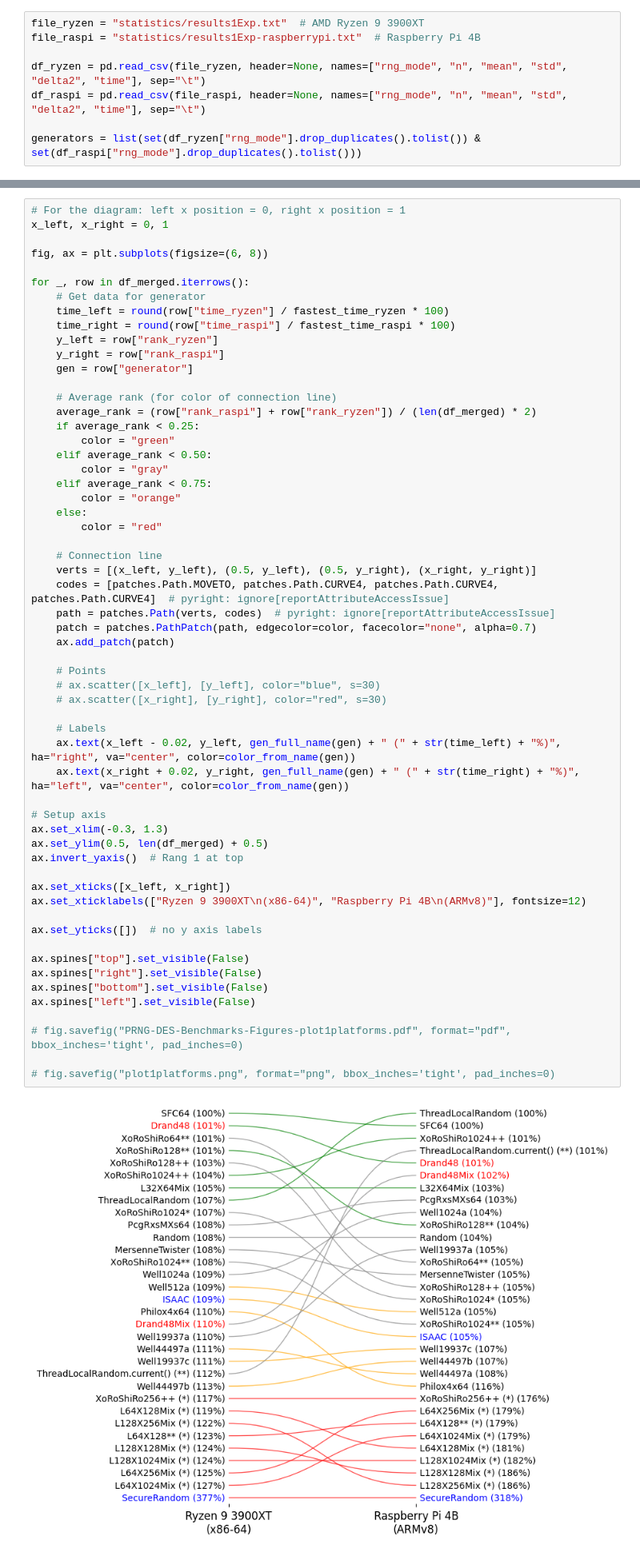
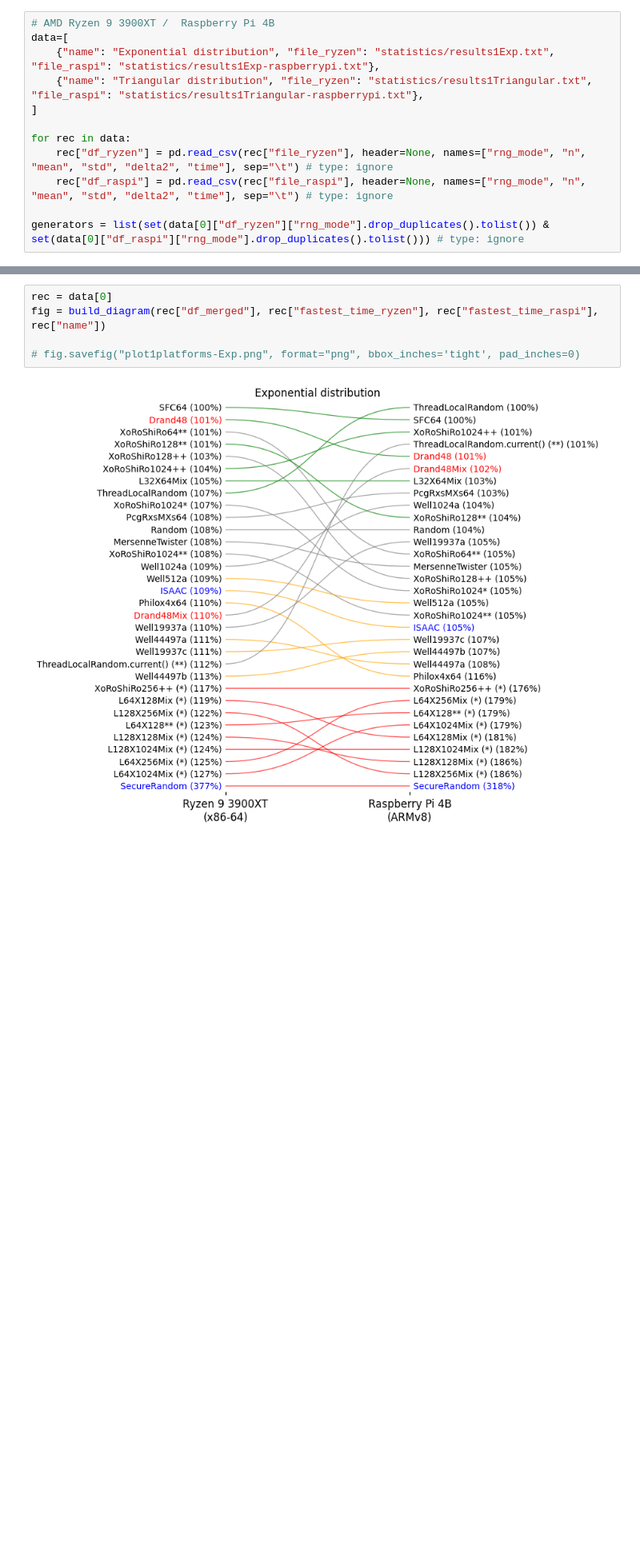
Before and after one commit to A-Herzog/PRNG-DES-Benchmarks, a Jupyter notebook: Results1Platforms.ipynb, the cells around one changed output, grey strips where cells are left out. Shown at 80% size. Cells and saved outputs as stored; diff of their text form; blank space fills up the shorter version.

```diff
--- a/Results1Platforms.ipynb
+++ b/Results1Platforms.ipynb
@@ -9,11 +9,15 @@ import matplotlib.patches as patches
 # %% [markdown]
 ## Load and process data
 # %%
-file_ryzen = "statistics/results1Exp.txt"  # AMD Ryzen 9 3900XT
-file_raspi = "statistics/results1Exp-raspberrypi.txt"  # Raspberry Pi 4B
+# AMD Ryzen 9 3900XT /  Raspberry Pi 4B
+data=[
+    {"name": "Exponential distribution", "file_ryzen": "statistics/results1Exp.txt", "file_raspi": "statistics/results1Exp-raspberrypi.txt"},
+    {"name": "Triangular distribution", "file_ryzen": "statistics/results1Triangular.txt", "file_raspi": "statistics/results1Triangular-raspberrypi.txt"},
+]
 
-df_ryzen = pd.read_csv(file_ryzen, header=None, names=["rng_mode", "n", "mean", "std", "delta2", "time"], sep="\t")
-df_raspi = pd.read_csv(file_raspi, header=None, names=["rng_mode", "n", "mean", "std", "delta2", "time"], sep="\t")
+for rec in data:
+    rec["df_ryzen"] = pd.read_csv(rec["file_ryzen"], header=None, names=["rng_mode", "n", "mean", "std", "delta2", "time"], sep="\t") # type: ignore
+    rec["df_raspi"] = pd.read_csv(rec["file_raspi"], header=None, names=["rng_mode", "n", "mean", "std", "delta2", "time"], sep="\t") # type: ignore
 
-generators = list(set(df_ryzen["rng_mode"].drop_duplicates().tolist()) & set(df_raspi["rng_mode"].drop_duplicates().tolist()))
+generators = list(set(data[0]["df_ryzen"]["rng_mode"].drop_duplicates().tolist()) & set(data[0]["df_raspi"]["rng_mode"].drop_duplicates().tolist())) # type: ignore
 # %%
@@ -65,60 +160,7 @@ def gen_full_name(generator):
 # %%
-# For the diagram: left x position = 0, right x position = 1
-x_left, x_right = 0, 1
+rec = data[0]
+fig = build_diagram(rec["df_merged"], rec["fastest_time_ryzen"], rec["fastest_time_raspi"], rec["name"])
 
-fig, ax = plt.subplots(figsize=(6, 8))
-
-for _, row in df_merged.iterrows():
-    # Get data for generator
-    time_left = round(row["time_ryzen"] / fastest_time_ryzen * 100)
-    time_right = round(row["time_raspi"] / fastest_time_raspi * 100)
-    y_left = row["rank_ryzen"]
-    y_right = row["rank_raspi"]
-    gen = row["generator"]
-
-    # Average rank (for color of connection line)
-    average_rank = (row["rank_raspi"] + row["rank_ryzen"]) / (len(df_merged) * 2)
-    if average_rank < 0.25:
-        color = "green"
-    elif average_rank < 0.50:
-        color = "gray"
-    elif average_rank < 0.75:
-        color = "orange"
-    else:
-        color = "red"
-
-    # Connection line
-    verts = [(x_left, y_left), (0.5, y_left), (0.5, y_right), (x_right, y_right)]
-    codes = [patches.Path.MOVETO, patches.Path.CURVE4, patches.Path.CURVE4, patches.Path.CURVE4]  # pyright: ignore[reportAttributeAccessIssue]
-    path = patches.Path(verts, codes)  # pyright: ignore[reportAttributeAccessIssue]
-    patch = patches.PathPatch(path, edgecolor=color, facecolor="none", alpha=0.7)
-    ax.add_patch(patch)
-
-    # Points
-    # ax.scatter([x_left], [y_left], color="blue", s=30)
-    # ax.scatter([x_right], [y_right], color="red", s=30)
-
-    # Labels
-    ax.text(x_left - 0.02, y_left, gen_full_name(gen) + " (" + str(time_left) + "%)", ha="right", va="center", color=color_from_name(gen))
-    ax.text(x_right + 0.02, y_right, gen_full_name(gen) + " (" + str(time_right) + "%)", ha="left", va="center", color=color_from_name(gen))
-
-# Setup axis
-ax.set_xlim(-0.3, 1.3)
-ax.set_ylim(0.5, len(df_merged) + 0.5)
-ax.invert_yaxis()  # Rang 1 at top
-
-ax.set_xticks([x_left, x_right])
-ax.set_xticklabels(["Ryzen 9 3900XT\n(x86-64)", "Raspberry Pi 4B\n(ARMv8)"], fontsize=12)
-
-ax.set_yticks([])  # no y axis labels
-
-ax.spines["top"].set_visible(False)
-ax.spines["right"].set_visible(False)
-ax.spines["bottom"].set_visible(False)
-ax.spines["left"].set_visible(False)
-
-# fig.savefig("PRNG-DES-Benchmarks-Figures-plot1platforms.pdf", format="pdf", bbox_inches='tight', pad_inches=0)
-
-# fig.savefig("plot1platforms.png", format="png", bbox_inches='tight', pad_inches=0)
+# fig.savefig("plot1platforms-Exp.png", format="png", bbox_inches='tight', pad_inches=0)
 # %% [output]
-[figure, old version]
+[figure, new version]
```
Also changed, not shown: parts of 6 cells of this notebook, 6 other files.
